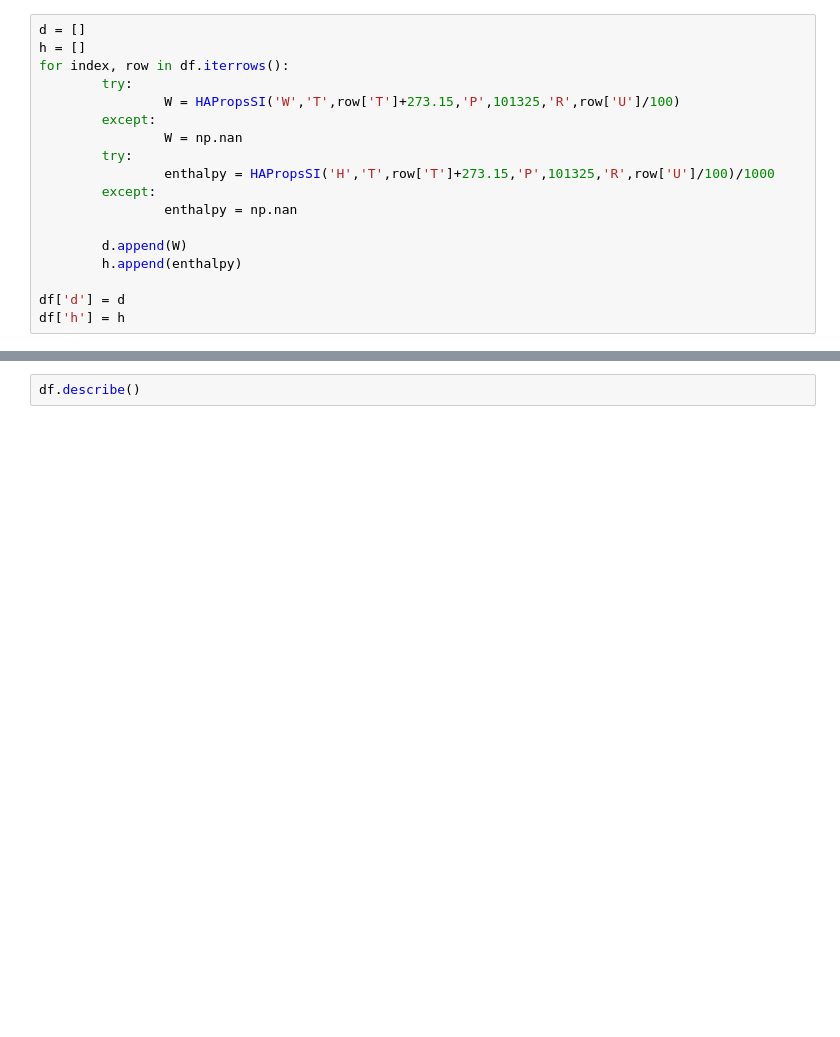
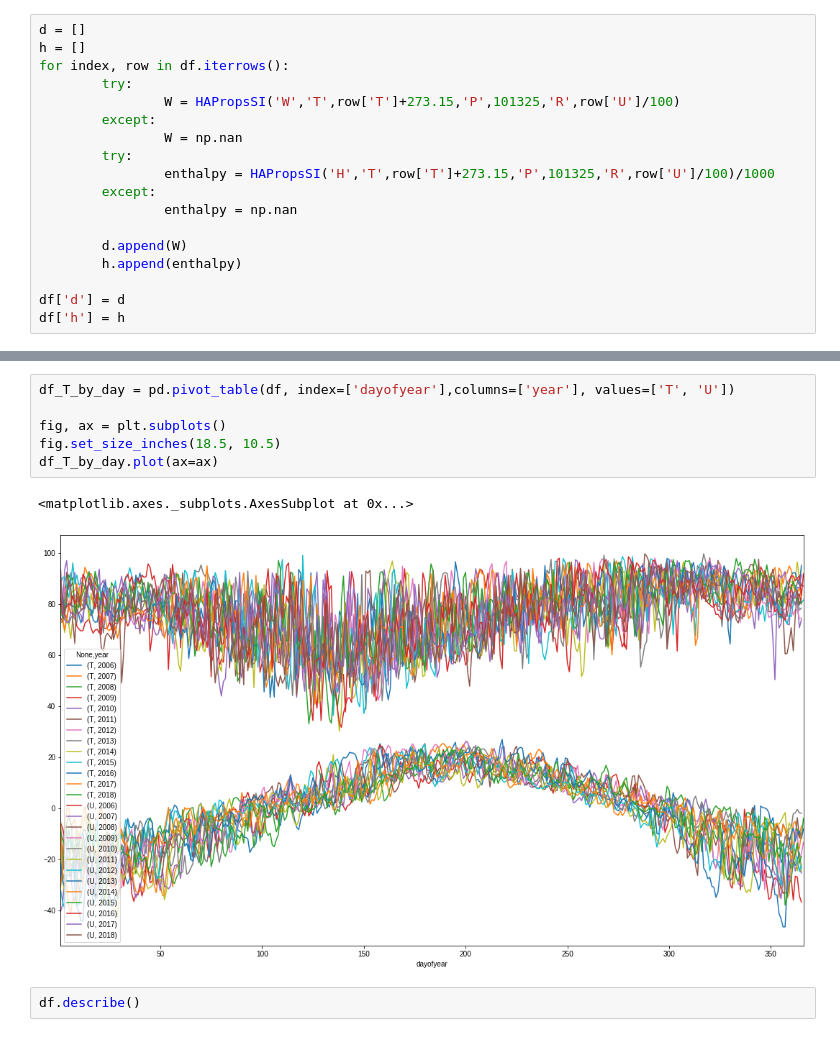
Before and after one commit to AndreyEroshkin/climate, a Jupyter notebook: humid-t-hmao.ipynb, the cells around one changed output, grey strips where cells are left out. Drawn from its saved outputs; the diff is of its cells as text; blank space fills up the shorter version.

```diff
--- a/humid-t-hmao.ipynb
+++ b/humid-t-hmao.ipynb
@@ -42,3 +100,12 @@ df['h'] = h
+# %%
+df_T_by_day = pd.pivot_table(df, index=['dayofyear'],columns=['year'], values=['T', 'U'])
+
+fig, ax = plt.subplots()
+fig.set_size_inches(18.5, 10.5)
+df_T_by_day.plot(ax=ax)
+# %% [output]
+<matplotlib.axes._subplots.AxesSubplot at 0x...>
+[figure, added]
 # %%
 df.describe()
 # %% [output]
```
Also changed, not shown: parts of 13 cells of this notebook.
